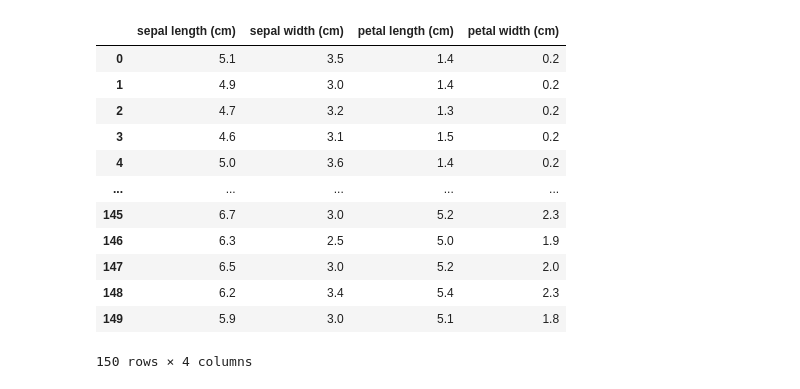
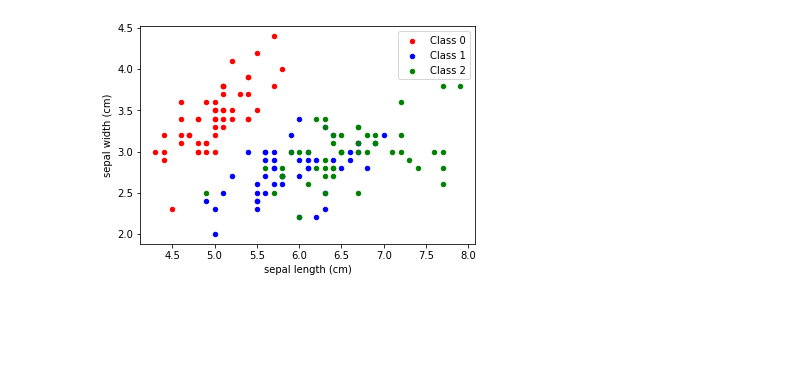
Before and after one commit to ashwinperti/MNIST_deep1, a Jupyter notebook: ATAL_KNN.ipynb, the cells around one changed output. Drawn from its saved outputs; the diff is of its cells as text; code cells hidden in the pictures; blank space fills up the shorter version.

```diff
--- a/ATAL_KNN.ipynb
+++ b/ATAL_KNN.ipynb
@@ -13,19 +13,10 @@ y = d['target']
 col_names = d['feature_names']
 # %%
 df = pd.DataFrame(X, columns=col_names)
-# %%
-df.plot(kind='scatter',x='sepal length (cm')
-# %% [output]
-|  | sepal length (cm) | sepal width (cm) | petal length (cm) | petal width (cm) |
-| 0 | 5.1 | 3.5 | 1.4 | 0.2 |
-| 1 | 4.9 | 3.0 | 1.4 | 0.2 |
-| 2 | 4.7 | 3.2 | 1.3 | 0.2 |
-| 3 | 4.6 | 3.1 | 1.5 | 0.2 |
-| 4 | 5.0 | 3.6 | 1.4 | 0.2 |
-| ... | ... | ... | ... | ... |
-| 145 | 6.7 | 3.0 | 5.2 | 2.3 |
-| 146 | 6.3 | 2.5 | 5.0 | 1.9 |
-| 147 | 6.5 | 3.0 | 5.2 | 2.0 |
-| 148 | 6.2 | 3.4 | 5.4 | 2.3 |
-| 149 | 5.9 | 3.0 | 5.1 | 1.8 |
-150 rows × 4 columns
+# %%
+fig, ax = plt.subplots()
+colors = ['red','blue','green']
+for i in range(3):
+  df[y==i].plot(kind='scatter',x='sepal length (cm)', y='sepal width (cm)',ax=ax,c=colors[i],label=f'Class {i}')
+# %% [output]
+[figure, added]
```
Also changed, not shown: parts of 14 cells of this notebook.
